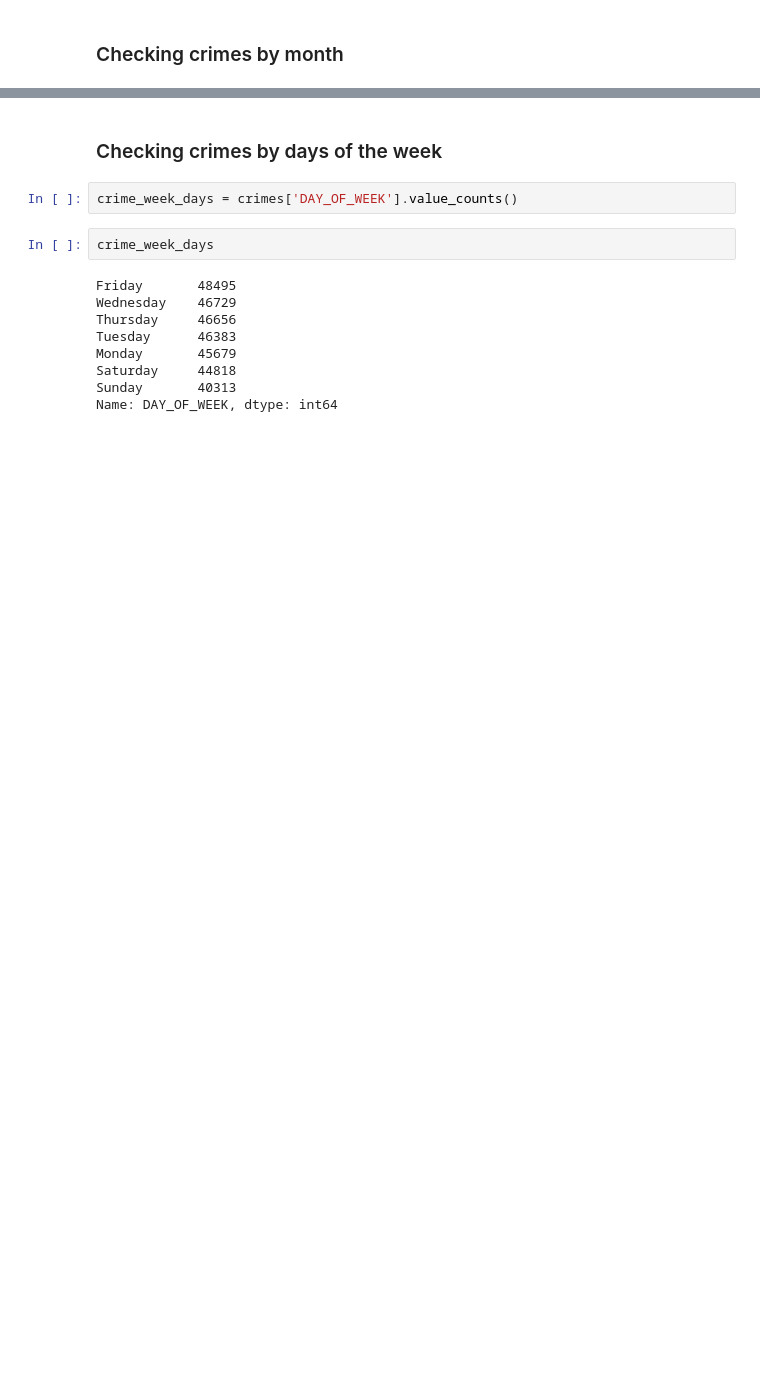
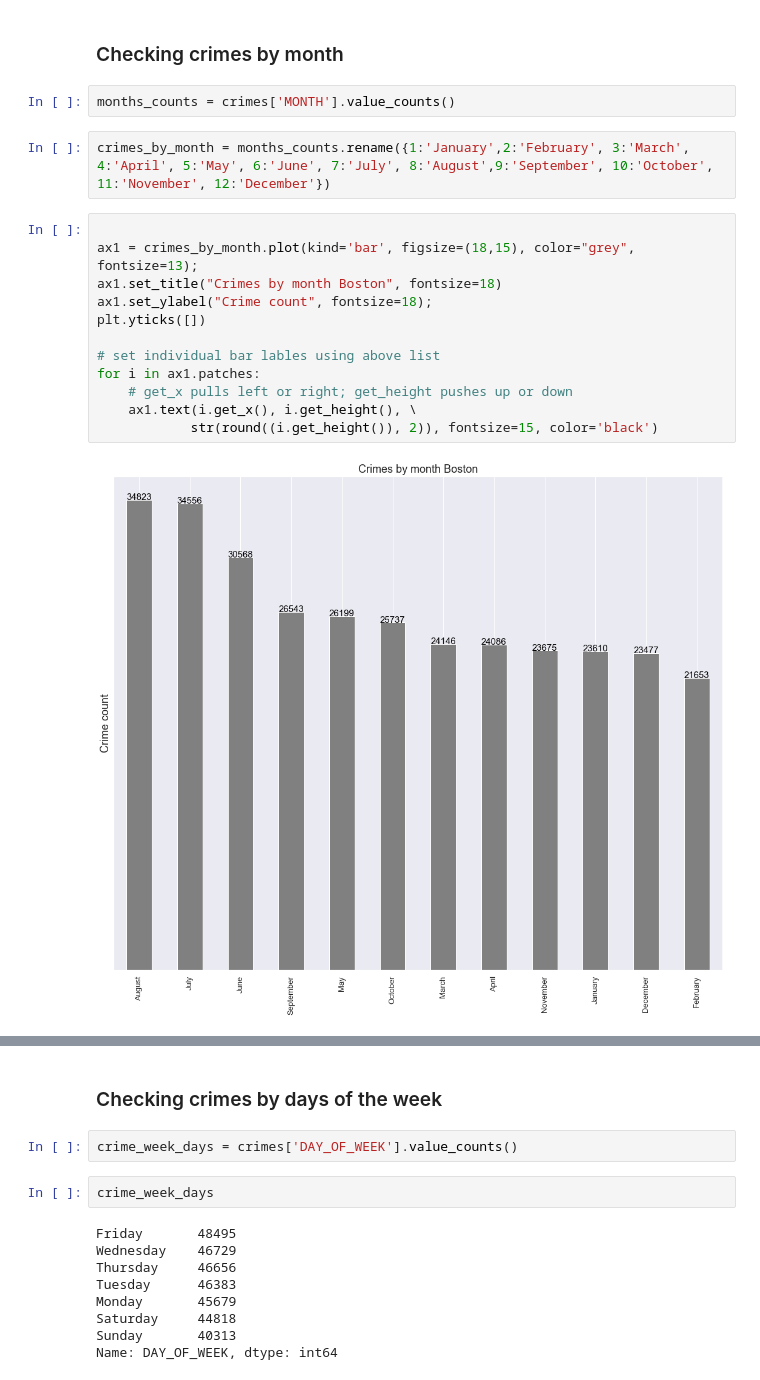
Before and after one commit to ValdemarQ/boston-crimes, a Jupyter notebook: Project 2 - Working with data, pandas & graphs.ipynb, the cells around one changed output, grey strips where cells are left out. Cells and saved outputs as stored; diff of their text form; blank space fills up the shorter version.

```diff
--- a/Project 2 - Working with data, pandas & graphs.ipynb
+++ b/Project 2 - Working with data, pandas & graphs.ipynb
@@ -195,2 +197,20 @@ for i in ax.patches:
 # %% [markdown]
 ### Checking crimes by month
+# %%
+months_counts = crimes['MONTH'].value_counts()
+# %%
+crimes_by_month = months_counts.rename({1:'January',2:'February', 3:'March', 4:'April', 5:'May', 6:'June', 7:'July', 8:'August',9:'September', 10:'October', 11:'November', 12:'December'})
+# %%
+
+ax1 = crimes_by_month.plot(kind='bar', figsize=(18,15), color="grey", fontsize=13);
+ax1.set_title("Crimes by month Boston", fontsize=18)
+ax1.set_ylabel("Crime count", fontsize=18);
+plt.yticks([])
+
+# set individual bar lables using above list
+for i in ax1.patches:
+    # get_x pulls left or right; get_height pushes up or down
+    ax1.text(i.get_x(), i.get_height(), \
+            str(round((i.get_height()), 2)), fontsize=15, color='black')
+# %% [output]
+[figure, added]
```
Also changed, not shown: parts of 7 cells of this notebook.
